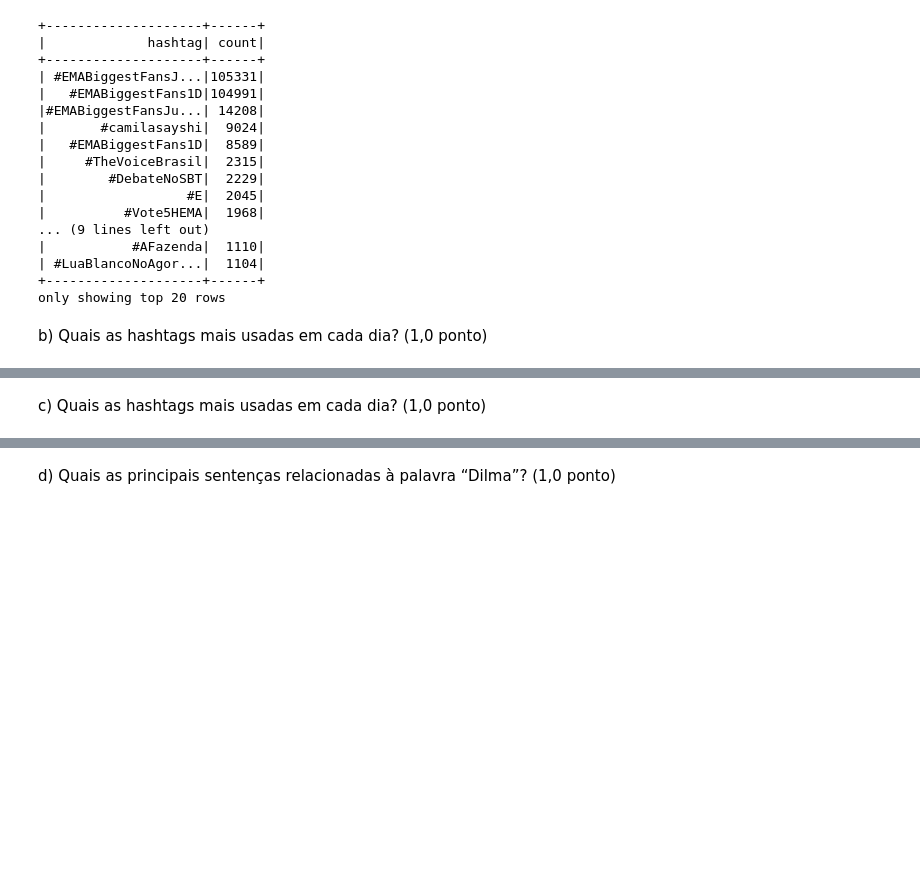
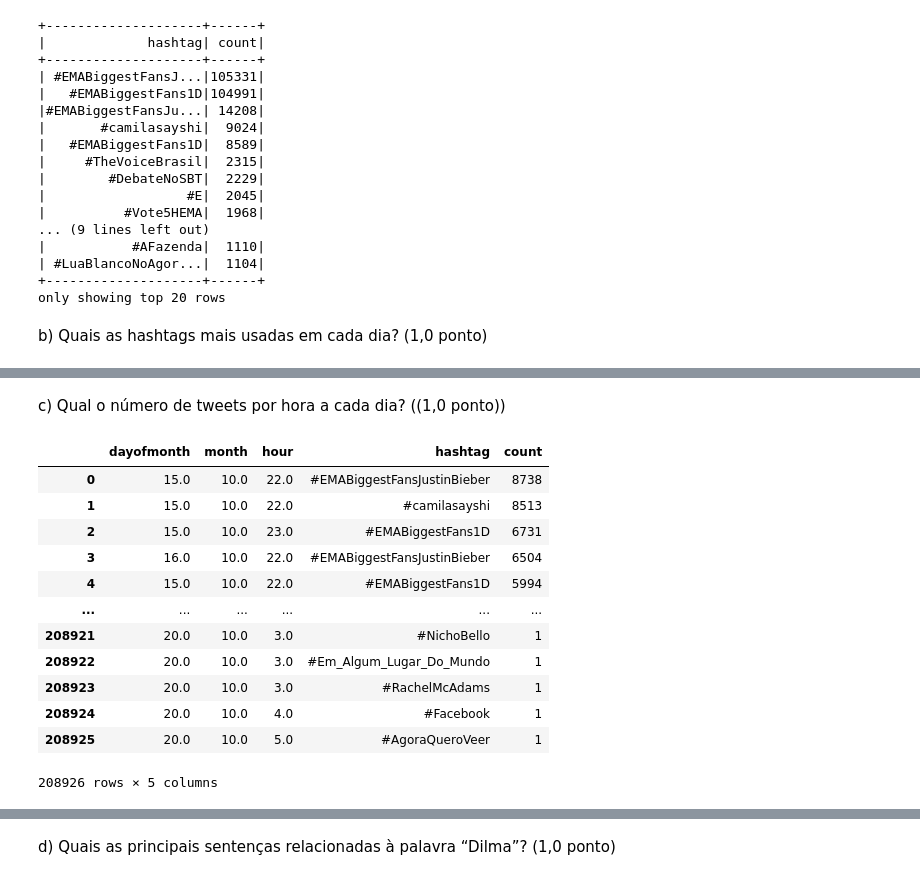
Before and after one commit to VicMisael/MapReduceNuvem2022, a Jupyter notebook: MapReduce.ipynb, the cells around one changed output, grey strips where cells are left out. Drawn from its saved outputs; the diff is of its cells as text; code cells hidden in the pictures; blank space fills up the shorter version.

```diff
--- a/MapReduce.ipynb
+++ b/MapReduce.ipynb
@@ -182,2 +216,26 @@ b) Quais as hashtags mais usadas em cada dia? (1,0 ponto)
 # %% [markdown]
-c) Quais as hashtags mais usadas em cada dia? (1,0 ponto)
+c) Qual o número de tweets por hora a cada dia? ((1,0 ponto))
+# %%
+withdayhour=debate_tweets_timestamp.filter(debate_tweets_timestamp["content"].rlike(hashtag_regex))\
+.withColumn("dayofmonth",dayofmonth("timestamp"))\
+.withColumn("month",month("timestamp"))\
+.withColumn("hour",hour("timestamp"))\
+.withColumn("hashtag",regexp_extract("content",hashtag_regex,0)).select("dayofmonth","month","hour","hashtag");
+# %%
+hashtag_by_day_hour=withdayhour.groupBy("dayofmonth","month","hour","hashtag").count().sort("count", ascending=False)
+# %%
+hashtag_by_day_hour.toPandas()
+# %% [output]
+|  | dayofmonth | month | hour | hashtag | count |
+| 0 | 15.0 | 10.0 | 22.0 | #EMABiggestFansJustinBieber | 8738 |
+| 1 | 15.0 | 10.0 | 22.0 | #camilasayshi | 8513 |
+| 2 | 15.0 | 10.0 | 23.0 | #EMABiggestFans1D | 6731 |
+| 3 | 16.0 | 10.0 | 22.0 | #EMABiggestFansJustinBieber | 6504 |
+| 4 | 15.0 | 10.0 | 22.0 | #EMABiggestFans1D | 5994 |
+| ... | ... | ... | ... | ... | ... |
+| 208921 | 20.0 | 10.0 | 3.0 | #NichoBello | 1 |
+| 208922 | 20.0 | 10.0 | 3.0 | #Em_Algum_Lugar_Do_Mundo | 1 |
+| 208923 | 20.0 | 10.0 | 3.0 | #RachelMcAdams | 1 |
+| 208924 | 20.0 | 10.0 | 4.0 | #Facebook | 1 |
+| 208925 | 20.0 | 10.0 | 5.0 | #AgoraQueroVeer | 1 |
+208926 rows × 5 columns
```
Also changed, not shown: parts of 15 cells of this notebook.
